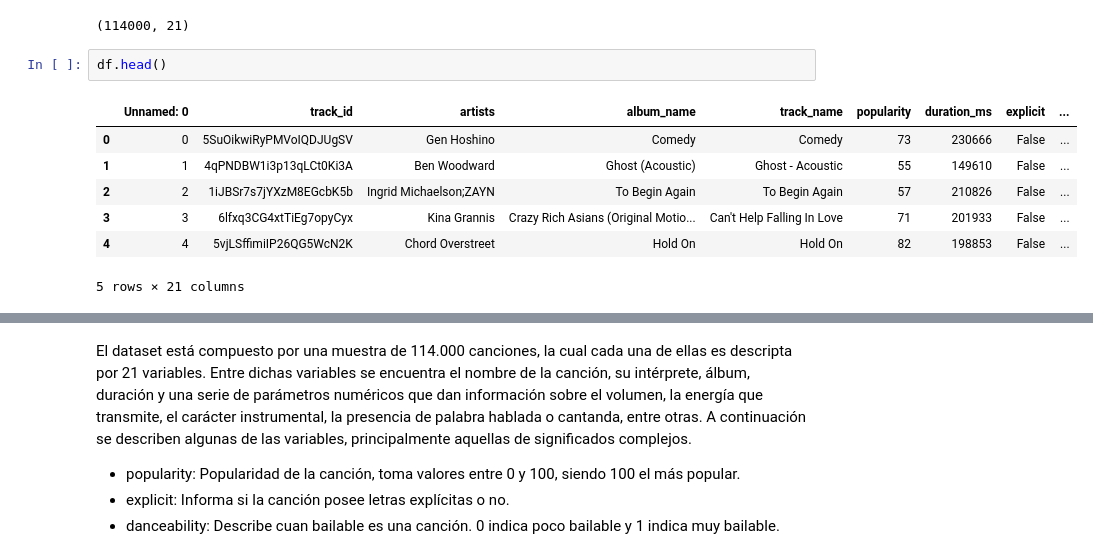
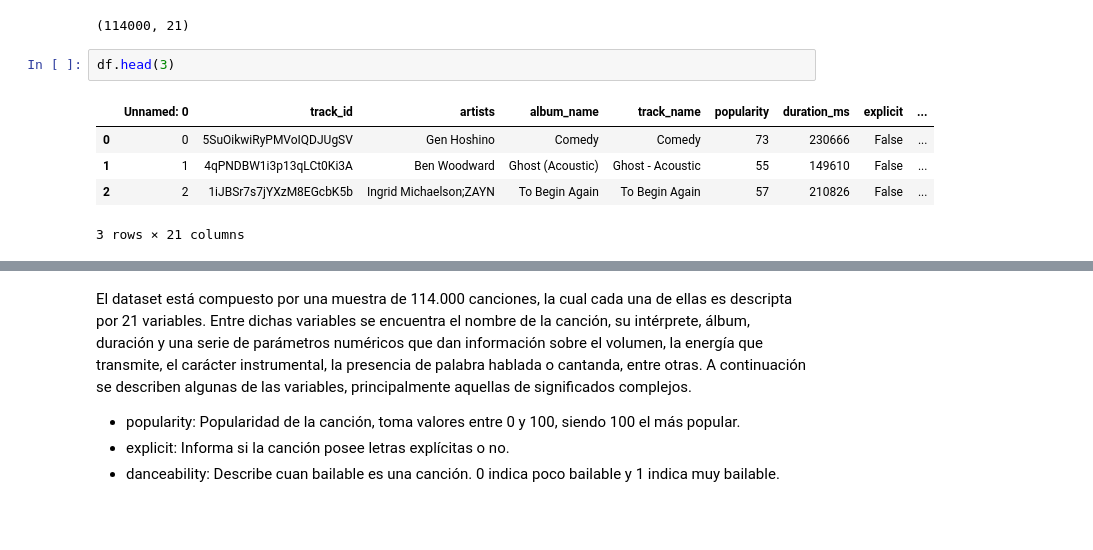
Before and after one commit to MauriJ/Data-Science, a Jupyter notebook: Desafíos/Desafío N°9/Data_StoryTelling+Moran.ipynb, the cells around one changed output, grey strips where cells are left out. Saved outputs shown, nothing was run; the diff lists cells and outputs as text; blank space fills up the shorter version.

```diff
--- a/Desafíos/Desafío N°9/Data_StoryTelling+Moran.ipynb
+++ b/Desafíos/Desafío N°9/Data_StoryTelling+Moran.ipynb
@@ -41,12 +40,10 @@ df.shape
 # %% [output]
 (114000, 21)
 # %%
-df.head()
+df.head(3)
 # %% [output]
 |  | Unnamed: 0 | track_id | artists | album_name | track_name | popularity | duration_ms | explicit | ... |
 | 0 | 0 | 5SuOikwiRyPMVoIQDJUgSV | Gen Hoshino | Comedy | Comedy | 73 | 230666 | False | ... |
 | 1 | 1 | 4qPNDBW1i3p13qLCt0Ki3A | Ben Woodward | Ghost (Acoustic) | Ghost - Acoustic | 55 | 149610 | False | ... |
 | 2 | 2 | 1iJBSr7s7jYXzM8EGcbK5b | Ingrid Michaelson;ZAYN | To Begin Again | To Begin Again | 57 | 210826 | False | ... |
-| 3 | 3 | 6lfxq3CG4xtTiEg7opyCyx | Kina Grannis | Crazy Rich Asians (Original Motio... | Can't Help Falling In Love | 71 | 201933 | False | ... |
-| 4 | 4 | 5vjLSffimiIP26QG5WcN2K | Chord Overstreet | Hold On | Hold On | 82 | 198853 | False | ... |
-5 rows × 21 columns
+3 rows × 21 columns
```
Also changed, not shown: parts of 24 cells of this notebook.
